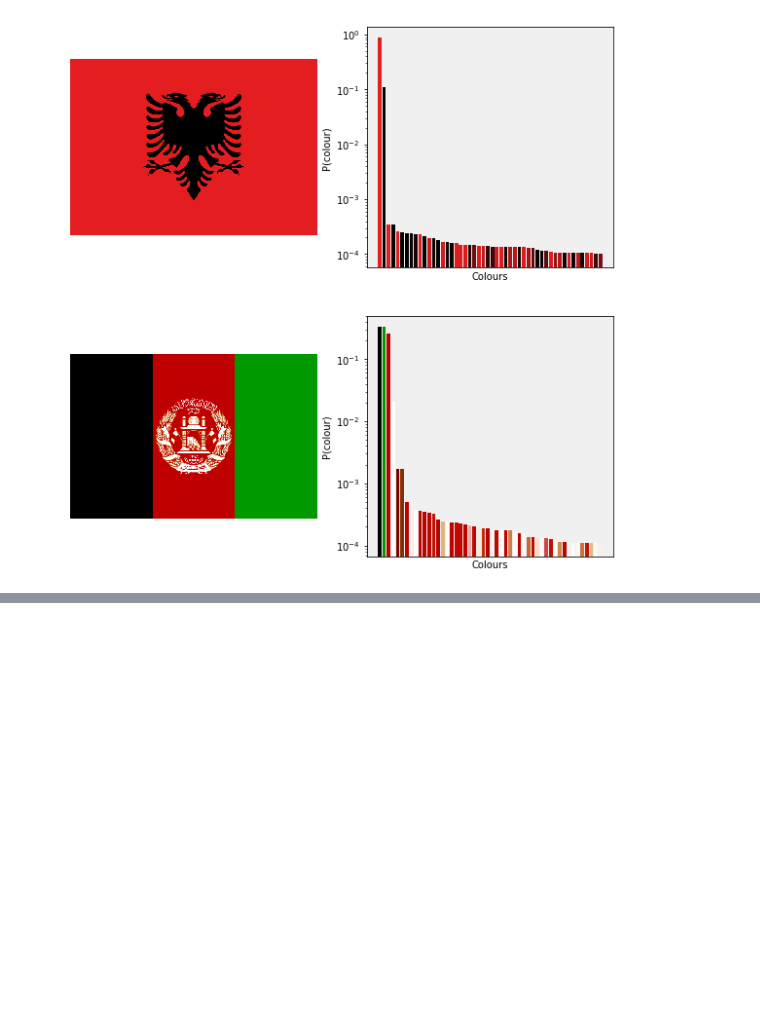
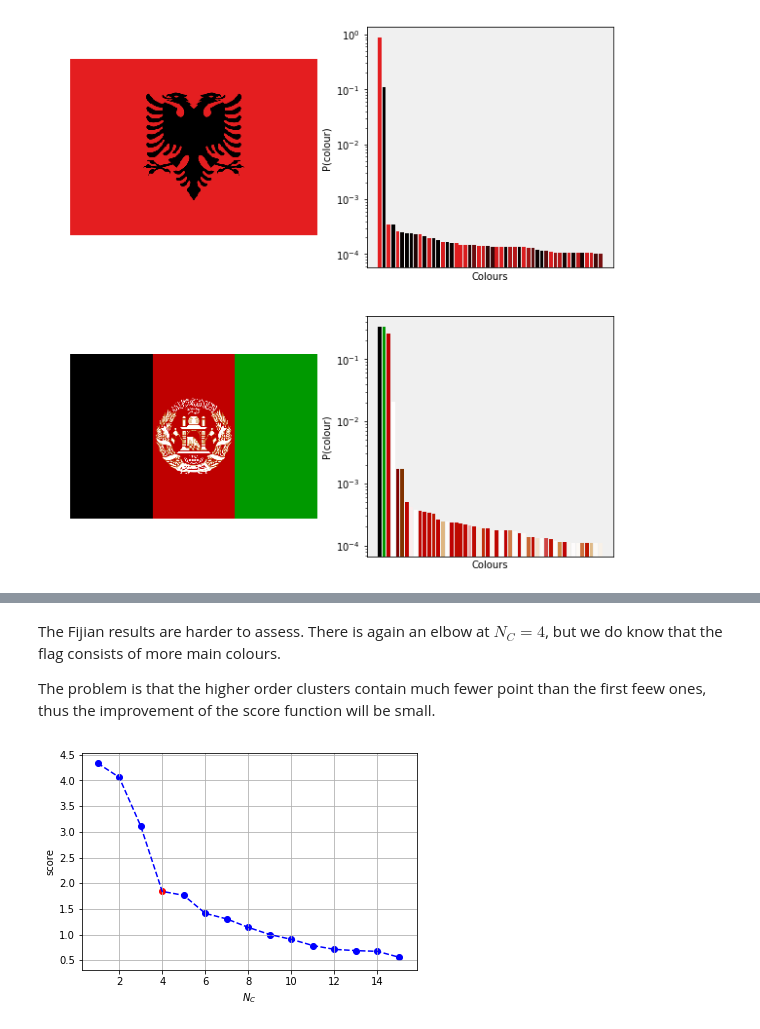
Before and after one commit to bhornung/flags, a Jupyter notebook: notebook/data-explore.ipynb, the cells around one changed output, grey strips where cells are left out. Cells and saved outputs as stored; diff of their text form; code cells hidden in the pictures; blank space fills up the shorter version.

```diff
--- a/notebook/data-explore.ipynb
+++ b/notebook/data-explore.ipynb
@@ -288,0 +231,18 @@ $$
+# %% [markdown]
+The Fijian results are harder to assess. There is again an elbow at $N_{C} = 4$, but we do know that the flag consists of more main colours.
+
+The problem is that the higher order clusters contain much fewer point than the first feew ones, thus the improvement of the score function will be small.
+# %%
+# TO SKIP -- boring
+
+f1 = r'C:\Users\hornu\OneDrive\Documents\repos\flags\data\clean-data\images\fiji.png'
+image = imread(f1)
+encoded = ImageEncoder.encode(image)
+bcl = BatchClusterer(ImageVoronoiCluster, max_clusters = 15)
+bcr = bcl.process(encoded)
+
+fig, ax = plt.subplots(1,1)
+plot_cluster_scores(bcr.n_clusters, np.log(bcr.scores), bcr.elbow_position, ax)
+plt.show()
+# %% [output]
+[figure, added]
```
Also changed, not shown: parts of 33 cells of this notebook, 7 other files.
